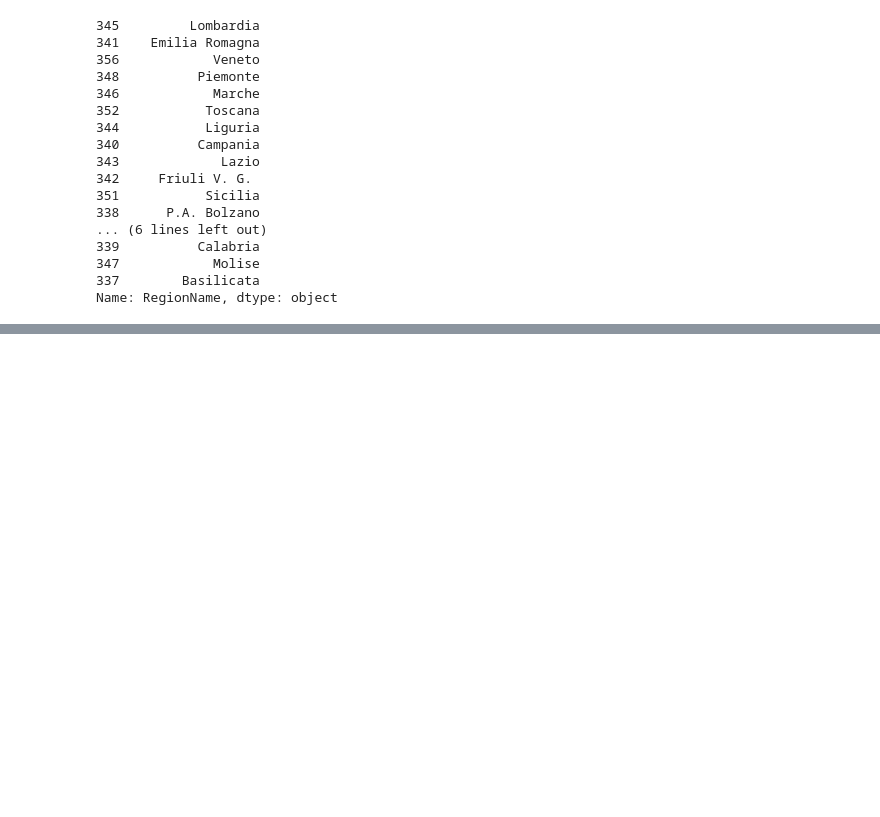
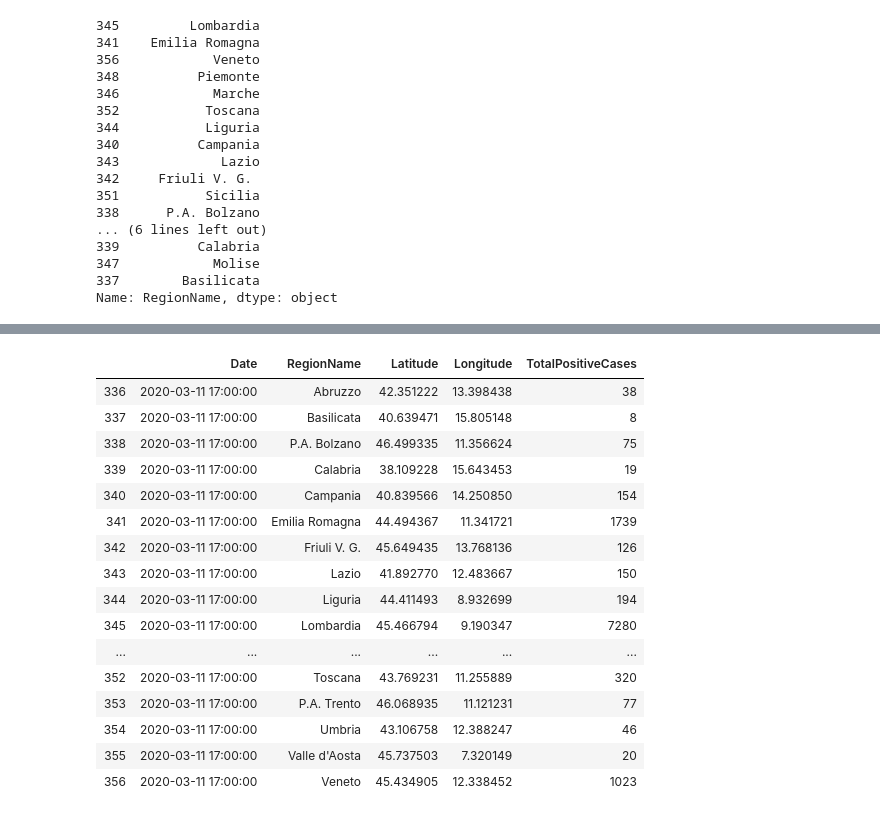
Before and after one commit to m322/portfolio, a Jupyter notebook: covid-19/exploratory_analysis.ipynb, the cells around one changed output, grey strips where cells are left out. Cells and saved outputs as stored; diff of their text form; code cells hidden in the pictures; blank space fills up the shorter version.

```diff
--- a/covid-19/exploratory_analysis.ipynb
+++ b/covid-19/exploratory_analysis.ipynb
@@ -119,0 +115,25 @@ italy_province[italy_province['ProvinceName'] == 'Vicenza']
+# %%
+italy_region_cluster_cols = ['Date', 'RegionName', 'Latitude', 'Longitude', 'TotalPositiveCases']
+
+italy_region_cluster = pd.read_csv(f"{DATA_FILES_DIR}covid19_italy_region.csv", usecols=italy_region_cluster_cols)
+italy_region_cluster['Date'] = pd.to_datetime(italy_region_cluster['Date'])
+italy_region_cluster = italy_region_cluster[italy_region_cluster['Date']==last_date]
+italy_region_cluster
+# %% [output]
+|  | Date | RegionName | Latitude | Longitude | TotalPositiveCases |
+| 336 | 2020-03-11 17:00:00 | Abruzzo | 42.351222 | 13.398438 | 38 |
+| 337 | 2020-03-11 17:00:00 | Basilicata | 40.639471 | 15.805148 | 8 |
+| 338 | 2020-03-11 17:00:00 | P.A. Bolzano | 46.499335 | 11.356624 | 75 |
+| 339 | 2020-03-11 17:00:00 | Calabria | 38.109228 | 15.643453 | 19 |
+| 340 | 2020-03-11 17:00:00 | Campania | 40.839566 | 14.250850 | 154 |
+| 341 | 2020-03-11 17:00:00 | Emilia Romagna | 44.494367 | 11.341721 | 1739 |
+| 342 | 2020-03-11 17:00:00 | Friuli V. G. | 45.649435 | 13.768136 | 126 |
+| 343 | 2020-03-11 17:00:00 | Lazio | 41.892770 | 12.483667 | 150 |
+| 344 | 2020-03-11 17:00:00 | Liguria | 44.411493 | 8.932699 | 194 |
+| 345 | 2020-03-11 17:00:00 | Lombardia | 45.466794 | 9.190347 | 7280 |
+| ... | ... | ... | ... | ... | ... |
+| 352 | 2020-03-11 17:00:00 | Toscana | 43.769231 | 11.255889 | 320 |
+| 353 | 2020-03-11 17:00:00 | P.A. Trento | 46.068935 | 11.121231 | 77 |
+| 354 | 2020-03-11 17:00:00 | Umbria | 43.106758 | 12.388247 | 46 |
+| 355 | 2020-03-11 17:00:00 | Valle d'Aosta | 45.737503 | 7.320149 | 20 |
+| 356 | 2020-03-11 17:00:00 | Veneto | 45.434905 | 12.338452 | 1023 |
```
Also changed, not shown: parts of 13 cells of this notebook.
